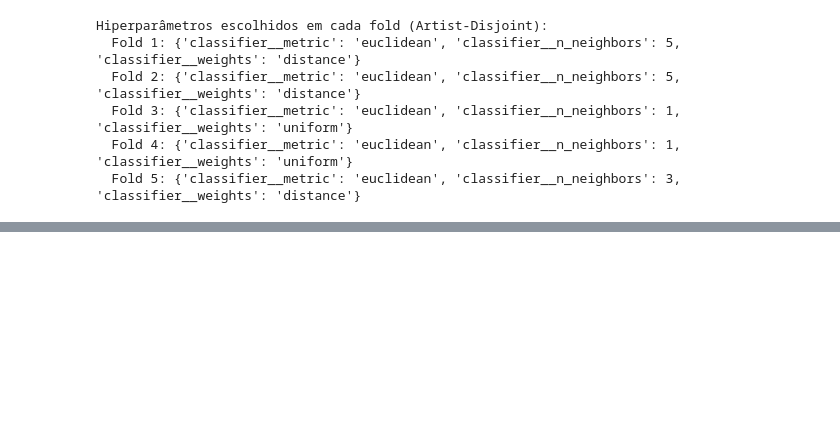
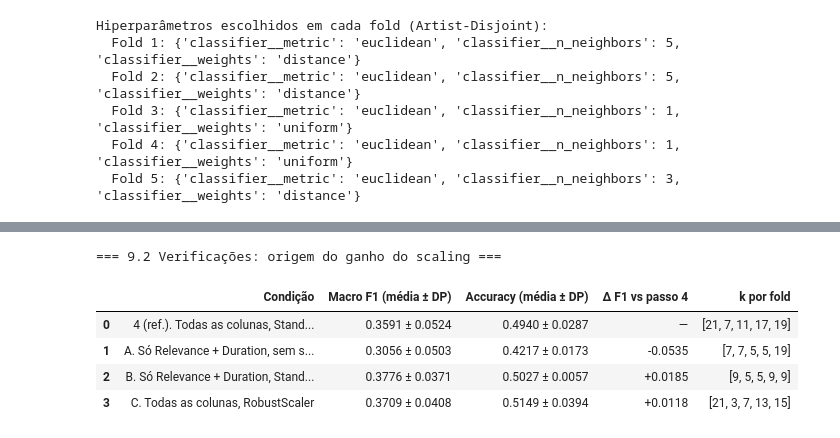
Before and after one commit to AliciaSchiochetSouza/TrabECACPL7, a Jupyter notebook: dataset/build/MERGE_ECAC/Trabalho_ECAC.ipynb, the cells around one changed output, grey strips where cells are left out. Cells and saved outputs as stored; diff of their text form; code cells hidden in the pictures; blank space fills up the shorter version.

```diff
--- a/dataset/build/MERGE_ECAC/Trabalho_ECAC.ipynb
+++ b/dataset/build/MERGE_ECAC/Trabalho_ECAC.ipynb
@@ -5305,0 +6163,50 @@ Hiperparâmetros escolhidos em cada fold (Artist-Disjoint):
+# %%
+# ============================================================
+# 9.2 - Verificações adicionais: de onde vem o ganho do scaling?
+# (usa avaliar_condicao, PARAM_GRID, X_p2, y_p2, g_p2 e res_9 da célula do 9.1)
+# ============================================================
+from sklearn.preprocessing import RobustScaler
+
+# Pipeline com qualquer scaler (True = StandardScaler, False = sem scaling, ou uma instância)
+def construir_pipeline(prep, escalar):
+    steps = [('prep', prep)]
+    if escalar is True:
+        steps.append(('scaler', StandardScaler()))
+    elif escalar is not False and escalar is not None:
+        steps.append(('scaler', escalar))
+    steps.append(('classifier', KNeighborsClassifier()))
+    return Pipeline(steps)
+
+CONT = ['Relevance', 'Duration']
+def so_continuas():
+    # só as duas medidas contínuas, imputadas pela mediana
+    return ColumnTransformer([('cont', SimpleImputer(strategy='median'), CONT)])
+
+verificacoes = [
+    avaliar_condicao(X_p2, y_p2, g_p2, so_continuas(),       escalar=False,
+                     nome='A. Só Relevance + Duration, sem scaling'),
+    avaliar_condicao(X_p2, y_p2, g_p2, so_continuas(),       escalar=True,
+                     nome='B. Só Relevance + Duration, StandardScaler'),
+    avaliar_condicao(X_p2, y_p2, g_p2, imputer_por_coluna(), escalar=RobustScaler(),
+                     nome='C. Todas as colunas, RobustScaler'),
+]
+
+ref = res_9[3]   # passo 4 do 9.1 (todas as colunas, StandardScaler)
+linhas = [ref] + verificacoes
+tabela_9_2b = pd.DataFrame([{
+    'Condição': r['Passo'] if r is not ref else '4 (ref.). Todas as colunas, StandardScaler',
+    'Macro F1 (média ± DP)': f"{r['F1_mean']:.4f} ± {r['F1_std']:.4f}",
+    'Accuracy (média ± DP)': f"{r['Acc_mean']:.4f} ± {r['Acc_std']:.4f}",
+    'Δ F1 vs passo 4': '—' if r is ref else f"{r['F1_mean'] - ref['F1_mean']:+.4f}",
+    'k por fold': r['k por fold'],
+} for r in linhas])
+
+print("=== 9.2 Verificações: origem do ganho do scaling ===")
+display(tabela_9_2b)
+# %% [output]
+=== 9.2 Verificações: origem do ganho do scaling ===
+|  | Condição | Macro F1 (média ± DP) | Accuracy (média ± DP) | Δ F1 vs passo 4 | k por fold |
+| 0 | 4 (ref.). Todas as colunas, Stand... | 0.3591 ± 0.0524 | 0.4940 ± 0.0287 | — | [21, 7, 11, 17, 19] |
+| 1 | A. Só Relevance + Duration, sem s... | 0.3056 ± 0.0503 | 0.4217 ± 0.0173 | -0.0535 | [7, 7, 5, 5, 19] |
+| 2 | B. Só Relevance + Duration, Stand... | 0.3776 ± 0.0371 | 0.5027 ± 0.0057 | +0.0185 | [9, 5, 5, 9, 9] |
+| 3 | C. Todas as colunas, RobustScaler | 0.3709 ± 0.0408 | 0.5149 ± 0.0394 | +0.0118 | [21, 3, 7, 13, 15] |
```
Also changed, not shown: parts of 68 cells of this notebook, 2 other files.
